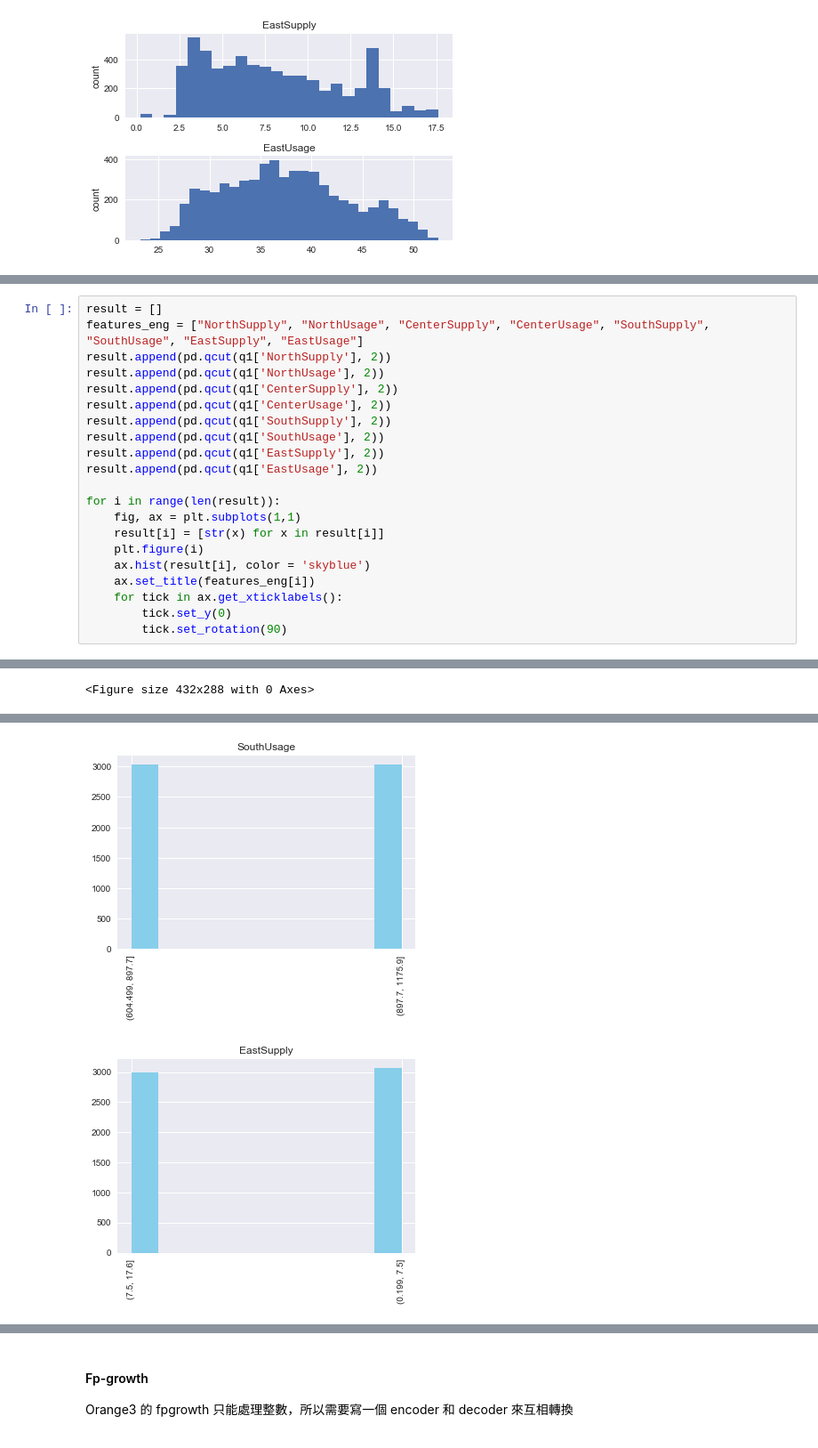
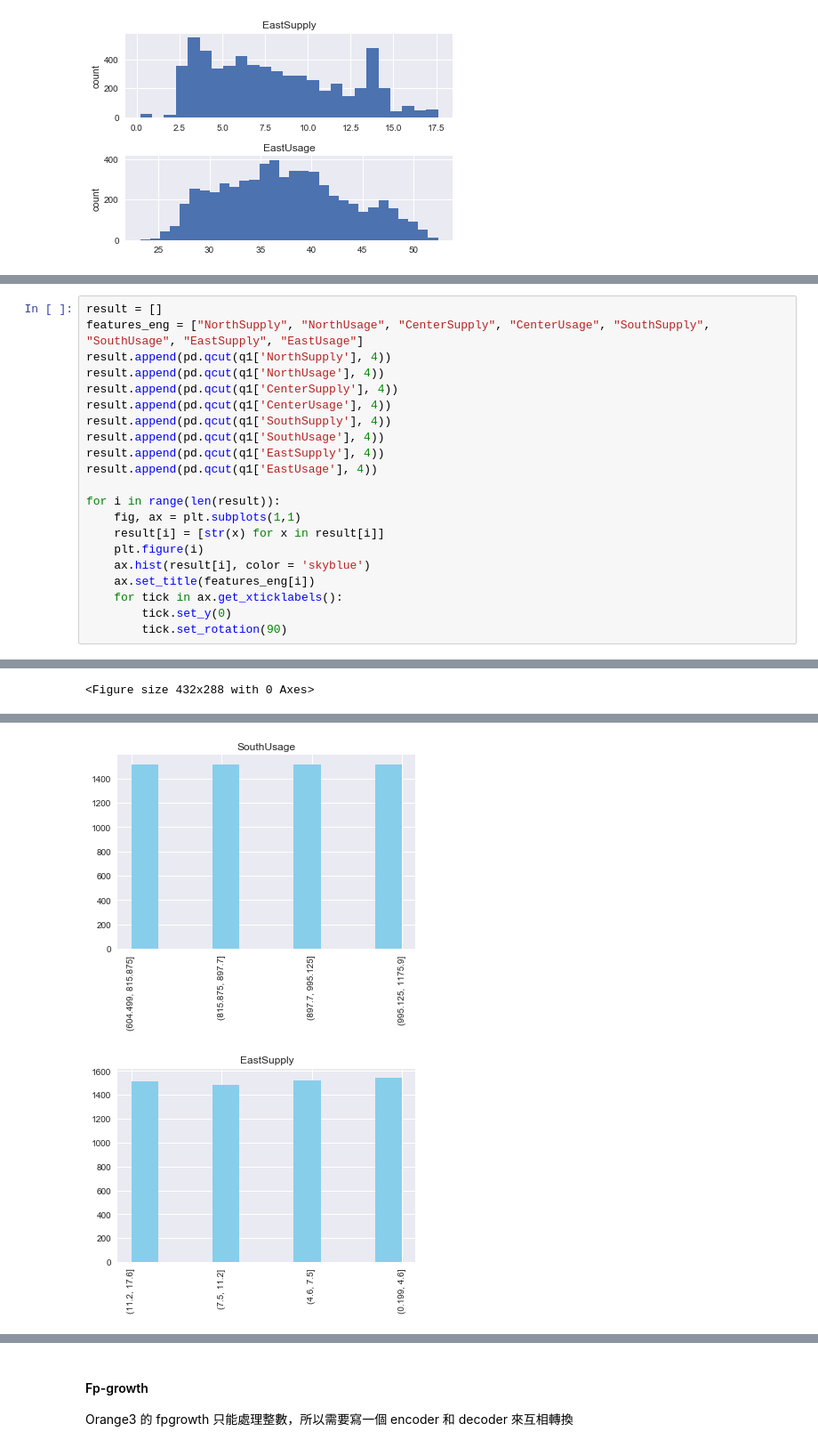
Before and after one commit to Coslate/DataMining_Lab2, a Jupyter notebook: DM106-2_Lab2_Power.ipynb, the cells around one changed output, grey strips where cells are left out. Shown at 89% size. Drawn from its saved outputs; the diff is of its cells as text.

```diff
--- a/DM106-2_Lab2_Power.ipynb
+++ b/DM106-2_Lab2_Power.ipynb
@@ -206,14 +278,14 @@ plt.show()
 # %%
 result = []
 features_eng = ["NorthSupply", "NorthUsage", "CenterSupply", "CenterUsage", "SouthSupply", "SouthUsage", "EastSupply", "EastUsage"]
-result.append(pd.qcut(q1['NorthSupply'], 2))
-result.append(pd.qcut(q1['NorthUsage'], 2))
-result.append(pd.qcut(q1['CenterSupply'], 2))
-result.append(pd.qcut(q1['CenterUsage'], 2))
-result.append(pd.qcut(q1['SouthSupply'], 2))
-result.append(pd.qcut(q1['SouthUsage'], 2))
-result.append(pd.qcut(q1['EastSupply'], 2))
-result.append(pd.qcut(q1['EastUsage'], 2))
+result.append(pd.qcut(q1['NorthSupply'], 4))
+result.append(pd.qcut(q1['NorthUsage'], 4))
+result.append(pd.qcut(q1['CenterSupply'], 4))
+result.append(pd.qcut(q1['CenterUsage'], 4))
+result.append(pd.qcut(q1['SouthSupply'], 4))
+result.append(pd.qcut(q1['SouthUsage'], 4))
+result.append(pd.qcut(q1['EastSupply'], 4))
+result.append(pd.qcut(q1['EastUsage'], 4))
 
 for i in range(len(result)):
     fig, ax = plt.subplots(1,1)
@@ -234,2 +306,2 @@ for i in range(len(result)):
-[figure, old version]
+[figure, new version]
-[figure, old version]
+[figure, new version]
```
Also changed, not shown: parts of 12 cells of this notebook, 1 other file.
